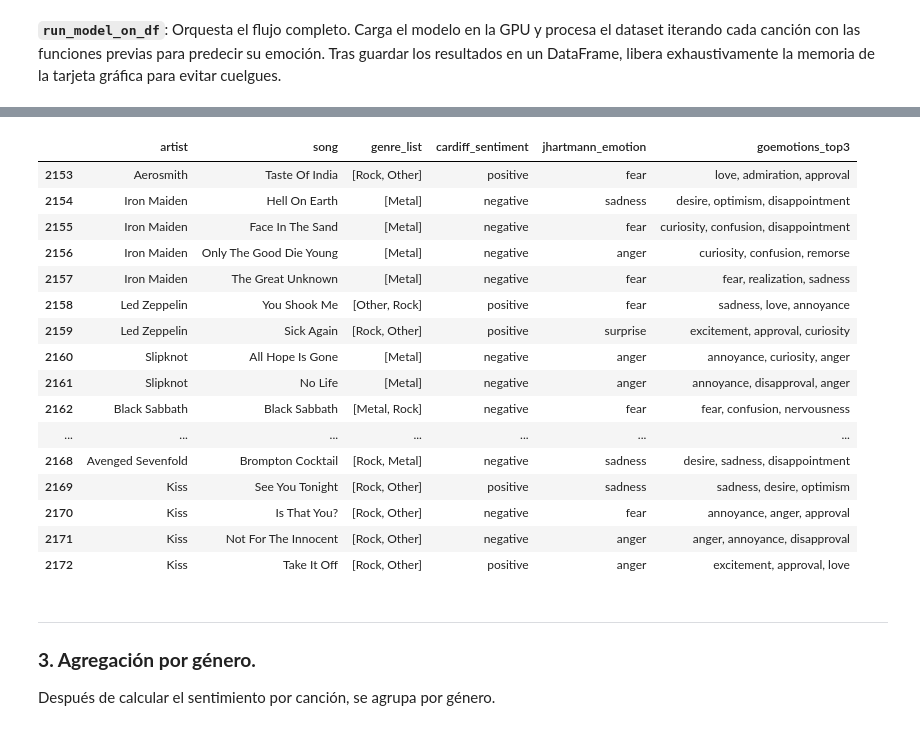
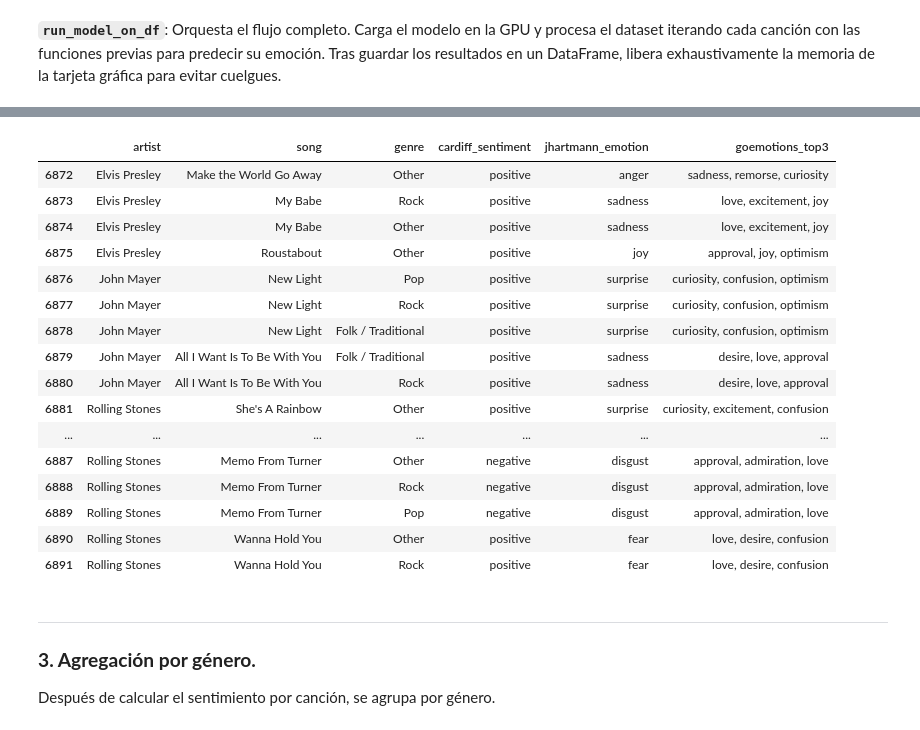
Before and after one commit to pacarma4/NLP, a Jupyter notebook: sentiment_analysis.ipynb, the cells around one changed output, grey strips where cells are left out. Drawn from its saved outputs; the diff is of its cells as text; code cells hidden in the pictures.

```diff
--- a/sentiment_analysis.ipynb
+++ b/sentiment_analysis.ipynb
@@ -107,6 +63,6 @@ Se ha guardado como: music_dataset_final.csv
 # %%
 # cargar dataset
-DATA_PATH = "music_dataset_final.csv"
+DATA_PATH = "outputs/songs_clean_by_genre_exploded.csv"
 
 df = pd.read_csv(DATA_PATH)
 
@@ -992,12 +180,0 @@ Distribución de macrogéneros:
-# %%
-# NORMALIZAR GENERO
-
-genre_cols = ["genre_1", "genre_2", "genre_3"]
-
-for col in genre_cols:
-    df[col + "_clean"] = df[col].apply(
-        lambda x: parse_genre_cell(x)[0] if len(parse_genre_cell(x)) > 0 else None
-    )
-
-display(df[["genres", "genre_1", "genre_2", "genre_3",
-            "genre_1_clean", "genre_2_clean", "genre_3_clean"]].head())
@@ -1099,20 +180,0 @@ Shape df_genres, una fila por canción-género: (3288, 17)
-# %%
-genre_counts = df_genres["genre"].value_counts()
-
-
-# 1. Le decimos a Pandas que no ponga límite máximo de filas
-#pd.set_option('display.max_rows', None)
-
-# 2. Mostramos tu tabla (sin el .head())
-display(
-    genre_counts
-    .reset_index()
-    .rename(columns={"index": "genre", "genre": "n_songs"})
-)
-
-# 3. Restauramos el límite normal (por defecto suele ser 60)
-# Esto es importante para que futuras tablas grandes no te bloqueen la pantalla
-pd.reset_option('display.max_rows')
-
-print("Número total de géneros únicos:", df_genres["genre"].nunique())
-print("Número total de registros canción-género:", len(df_genres))
@@ -1179,10 +209,10 @@ Proceso a seguir:
 # %%
 # cargar datoset limpio por canción
 
-df_songs = df_clean.copy()
+df_songs = df.copy()
 
 print("Shape:", df_songs.shape)
-#display(df_songs[["artist", "song", "lyrics_clean", "word_count", "genre_list"]].head())
+display(df_songs[["artist_clean", "song", "lyrics_clean", "word_count"]].head())
 
 df_songs = df_songs[df_songs["lyrics_clean"].notna()].copy()
 df_songs = df_songs.reset_index(drop=True)
@@ -1649,37 +685,37 @@ Etiquetas del modelo:
 # %%
 display(
     df_model_comparison[
         [
             "artist",
             "song",
-            "genre_list",
+            "genre",
             "cardiff_sentiment",
 
             "jhartmann_emotion",
 
             "goemotions_top3",
 
         ]
     ].tail(20)
 )
 # %% [output]
-|  | artist | song | genre_list | cardiff_sentiment | jhartmann_emotion | goemotions_top3 |
-| 2153 | Aerosmith | Taste Of India | [Rock, Other] | positive | fear | love, admiration, approval |
-| 2154 | Iron Maiden | Hell On Earth | [Metal] | negative | sadness | desire, optimism, disappointment |
-| 2155 | Iron Maiden | Face In The Sand | [Metal] | negative | fear | curiosity, confusion, disappointment |
-| 2156 | Iron Maiden | Only The Good Die Young | [Metal] | negative | anger | curiosity, confusion, remorse |
-| 2157 | Iron Maiden | The Great Unknown | [Metal] | negative | fear | fear, realization, sadness |
-| 2158 | Led Zeppelin | You Shook Me | [Other, Rock] | positive | fear | sadness, love, annoyance |
-| 2159 | Led Zeppelin | Sick Again | [Rock, Other] | positive | surprise | excitement, approval, curiosity |
-| 2160 | Slipknot | All Hope Is Gone | [Metal] | negative | anger | annoyance, curiosity, anger |
-| 2161 | Slipknot | No Life | [Metal] | negative | anger | annoyance, disapproval, anger |
-| 2162 | Black Sabbath | Black Sabbath | [Metal, Rock] | negative | fear | fear, confusion, nervousness |
+|  | artist | song | genre | cardiff_sentiment | jhartmann_emotion | goemotions_top3 |
+| 6872 | Elvis Presley | Make the World Go Away | Other | positive | anger | sadness, remorse, curiosity |
+| 6873 | Elvis Presley | My Babe | Rock | positive | sadness | love, excitement, joy |
+| 6874 | Elvis Presley | My Babe | Other | positive | sadness | love, excitement, joy |
+| 6875 | Elvis Presley | Roustabout | Other | positive | joy | approval, joy, optimism |
+| 6876 | John Mayer | New Light | Pop | positive | surprise | curiosity, confusion, optimism |
+| 6877 | John Mayer | New Light | Rock | positive | surprise | curiosity, confusion, optimism |
+| 6878 | John Mayer | New Light | Folk / Traditional | positive | surprise | curiosity, confusion, optimism |
+| 6879 | John Mayer | All I Want Is To Be With You | Folk / Traditional | positive | sadness | desire, love, approval |
+| 6880 | John Mayer | All I Want Is To Be With You | Rock | positive | sadness | desire, love, approval |
+| 6881 | Rolling Stones | She's A Rainbow | Other | positive | surprise | curiosity, excitement, confusion |
 | ... | ... | ... | ... | ... | ... | ... |
-| 2168 | Avenged Sevenfold | Brompton Cocktail | [Rock, Metal] | negative | sadness | desire, sadness, disappointment |
-| 2169 | Kiss | See You Tonight | [Rock, Other] | positive | sadness | sadness, desire, optimism |
-| 2170 | Kiss | Is That You? | [Rock, Other] | negative | fear | annoyance, anger, approval |
-| 2171 | Kiss | Not For The Innocent | [Rock, Other] | negative | anger | anger, annoyance, disapproval |
-| 2172 | Kiss | Take It Off | [Rock, Other] | positive | anger | excitement, approval, love |
+| 6887 | Rolling Stones | Memo From Turner | Other | negative | disgust | approval, admiration, love |
+| 6888 | Rolling Stones | Memo From Turner | Rock | negative | disgust | approval, admiration, love |
+| 6889 | Rolling Stones | Memo From Turner | Pop | negative | disgust | approval, admiration, love |
+| 6890 | Rolling Stones | Wanna Hold You | Other | positive | fear | love, desire, confusion |
+| 6891 | Rolling Stones | Wanna Hold You | Rock | positive | fear | love, desire, confusion |
 # %% [markdown]
 ---
 
```
Also changed, not shown: parts of 34 cells of this notebook, 1 other file.
